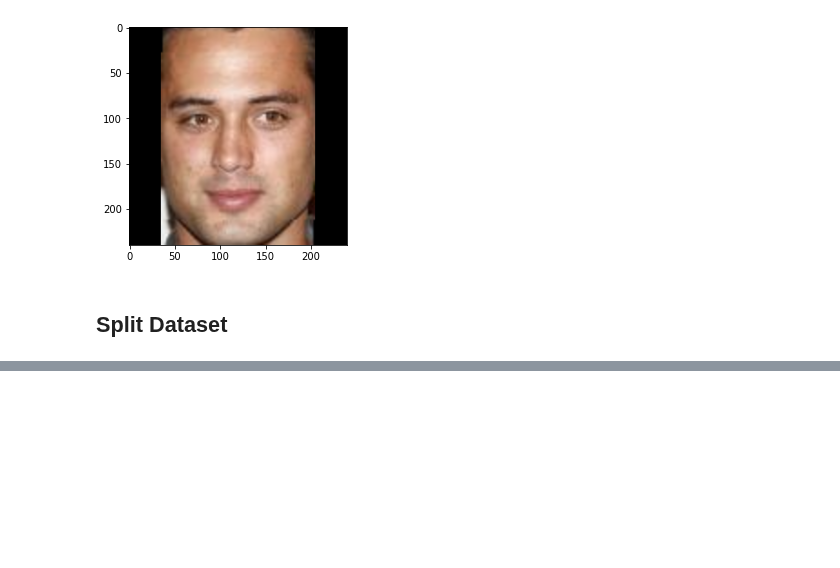
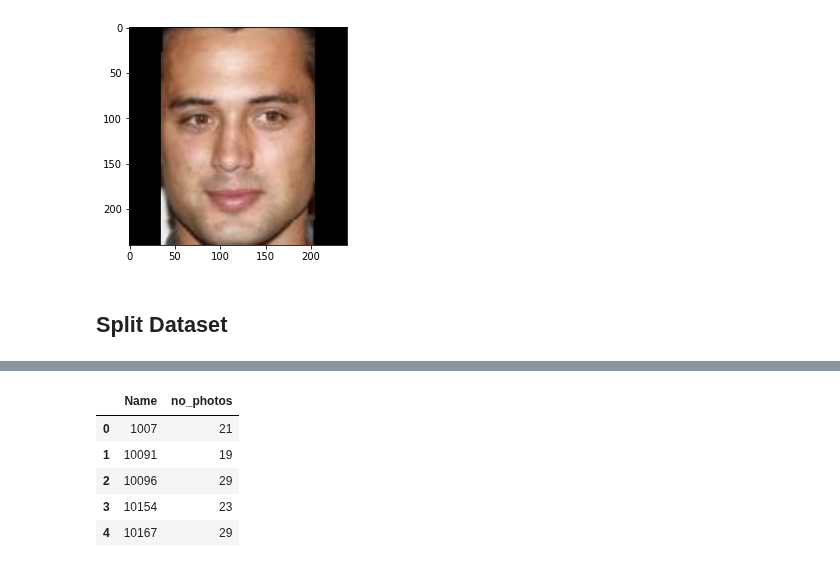
Before and after one commit to ahmedbadr97/conv-facenet, a Jupyter notebook: notebooks/data_preprocessing.ipynb, the cells around one changed output, grey strips where cells are left out. Drawn from its saved outputs; the diff is of its cells as text; code cells hidden in the pictures; blank space fills up the shorter version.

```diff
--- a/notebooks/data_preprocessing.ipynb
+++ b/notebooks/data_preprocessing.ipynb
@@ -42,0 +67,9 @@ for name in test_names:
+# %%
+test_dataset_df.head()
+# %% [output]
+|  | Name | no_photos |
+| 0 | 1007 | 21 |
+| 1 | 10091 | 19 |
+| 2 | 10096 | 29 |
+| 3 | 10154 | 23 |
+| 4 | 10167 | 29 |
```
Also changed, not shown: parts of 10 cells of this notebook, 3 other files.
